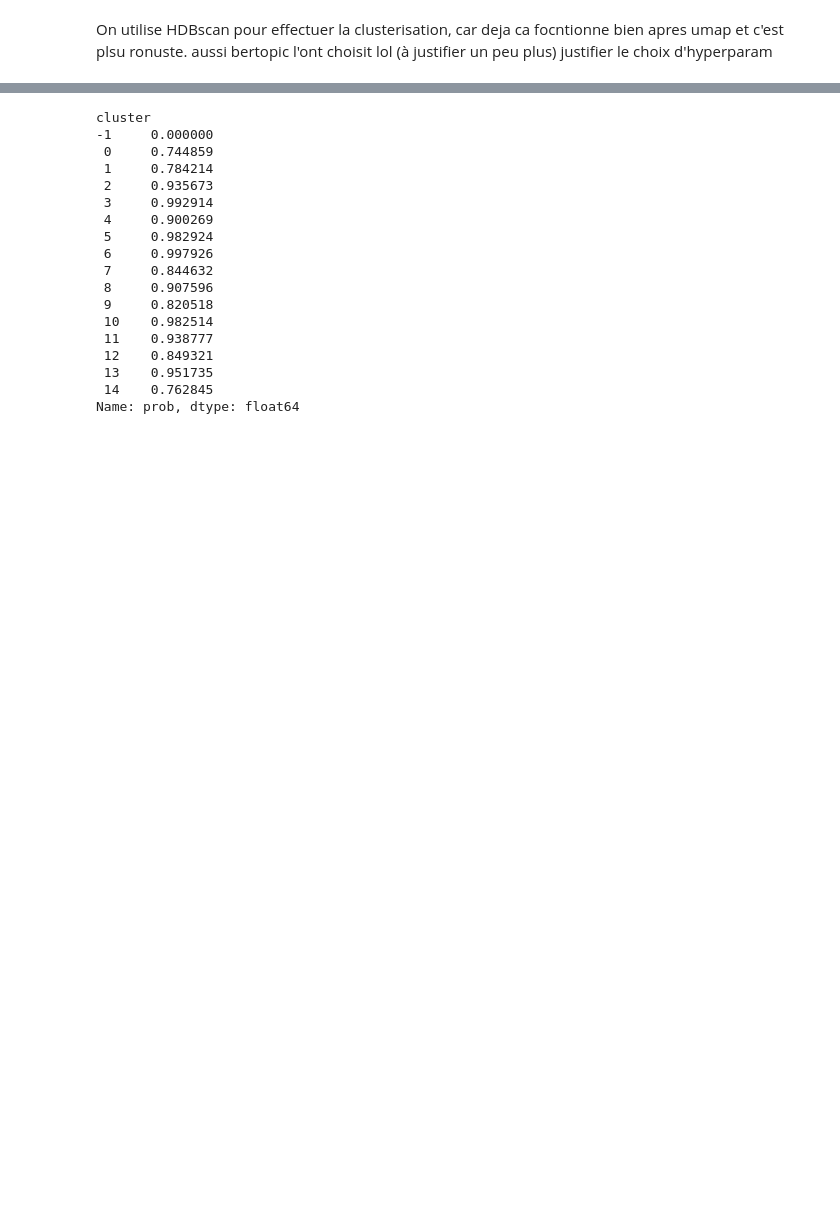
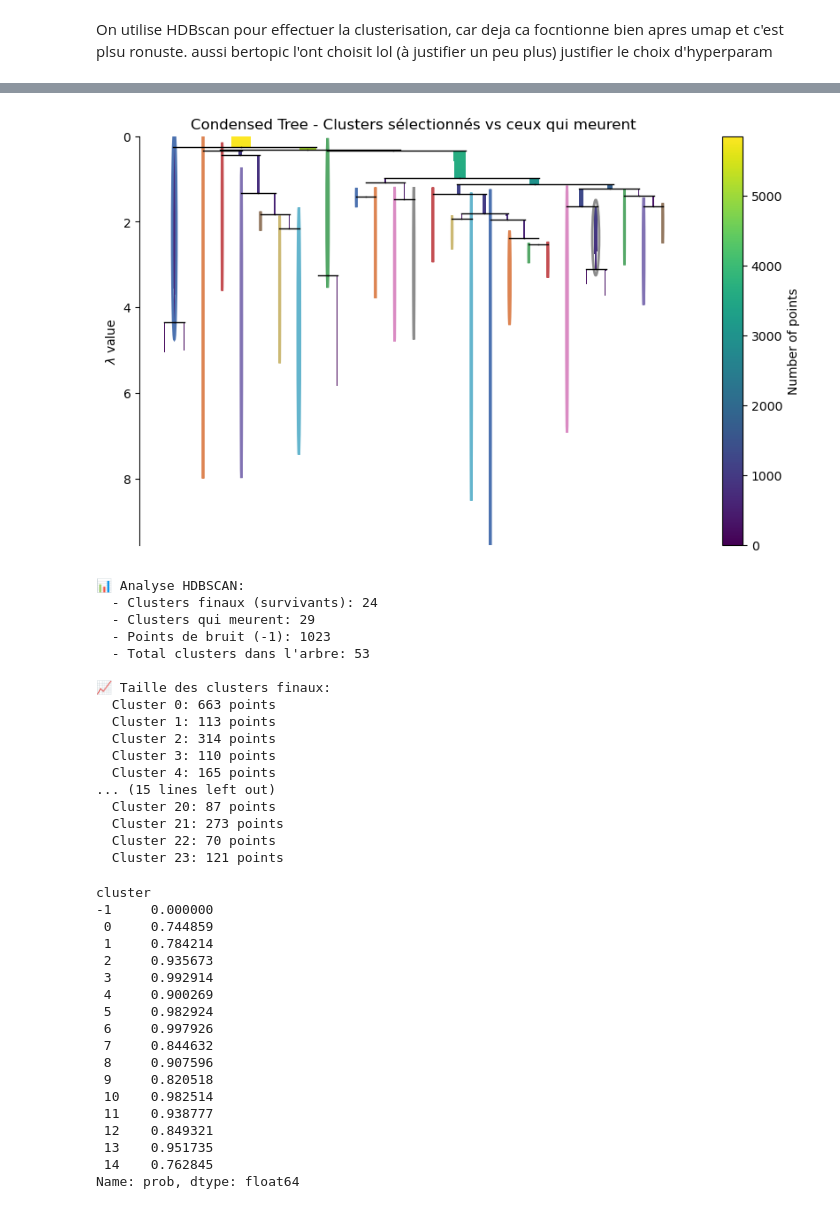
Before and after one commit to TaniaAdmane/Multimodal-clustering-of-yelp-data, a Jupyter notebook: traitement NLP.ipynb, the cells around one changed output, grey strips where cells are left out. Cells and saved outputs as stored; diff of their text form; code cells hidden in the pictures; blank space fills up the shorter version.

```diff
--- a/traitement NLP.ipynb
+++ b/traitement NLP.ipynb
@@ -323,3 +367,54 @@ Nombre de points considérés comme du bruit : 5 (sur 5852 restaurants)
+# %%
+import matplotlib.pyplot as plt
+import seaborn as sns
+import numpy as np
+
+# Visualisation
+plt.figure(figsize=(10, 6))
+hdbscan_model.condensed_tree_.plot(select_clusters=True,
+                                   selection_palette=sns.color_palette('deep', 30))
+plt.title("Condensed Tree - Clusters sélectionnés vs ceux qui meurent")
+plt.show()
+
+# Statistiques détaillées
+n_clusters_final = len(set(hdbscan_model.labels_)) - (1 if -1 in hdbscan_model.labels_ else 0)
+n_noise = np.sum(hdbscan_model.labels_ == -1)
+
+# Clusters dans l'arbre
+tree_df = hdbscan_model.condensed_tree_.to_pandas()
+n_clusters_total = len(tree_df['parent'].unique())
+n_clusters_morts = n_clusters_total - n_clusters_final
+
+print(f"📊 Analyse HDBSCAN:")
+print(f"  - Clusters finaux (survivants): {n_clusters_final}")
+print(f"  - Clusters qui meurent: {n_clusters_morts}")
+print(f"  - Points de bruit (-1): {n_noise}")
+print(f"  - Total clusters dans l'arbre: {n_clusters_total}")
+
+# Distribution des tailles
+unique, counts = np.unique(hdbscan_model.labels_[hdbscan_model.labels_ != -1], return_counts=True)
+print(f"\n📈 Taille des clusters finaux:")
+for cluster_id, size in zip(unique, counts):
+    print(f"  Cluster {cluster_id}: {size} points")
+# %% [output]
+[figure, added]
+📊 Analyse HDBSCAN:
+  - Clusters finaux (survivants): 24
+  - Clusters qui meurent: 29
+  - Points de bruit (-1): 1023
+  - Total clusters dans l'arbre: 53
+
+📈 Taille des clusters finaux:
+  Cluster 0: 663 points
+  Cluster 1: 113 points
+  Cluster 2: 314 points
+  Cluster 3: 110 points
+  Cluster 4: 165 points
+... (15 lines left out)
+  Cluster 20: 87 points
+  Cluster 21: 273 points
+  Cluster 22: 70 points
+  Cluster 23: 121 points
 # %%
 # Moyenne des probabilités d'appartenance par cluster
 df['cluster'] = cluster_labels
```
Also changed, not shown: parts of 14 cells of this notebook, 8 other files.
